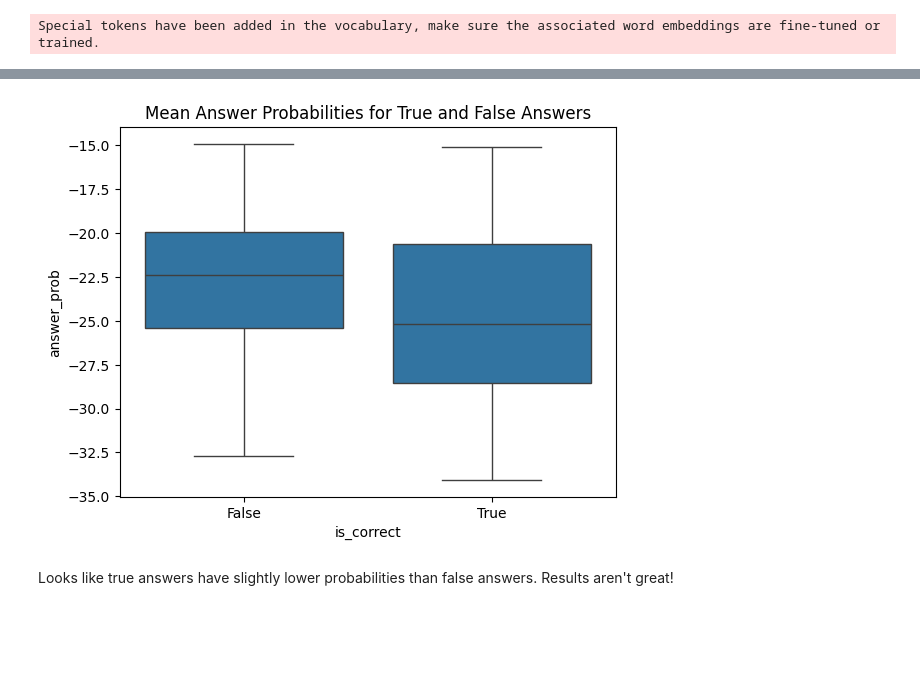
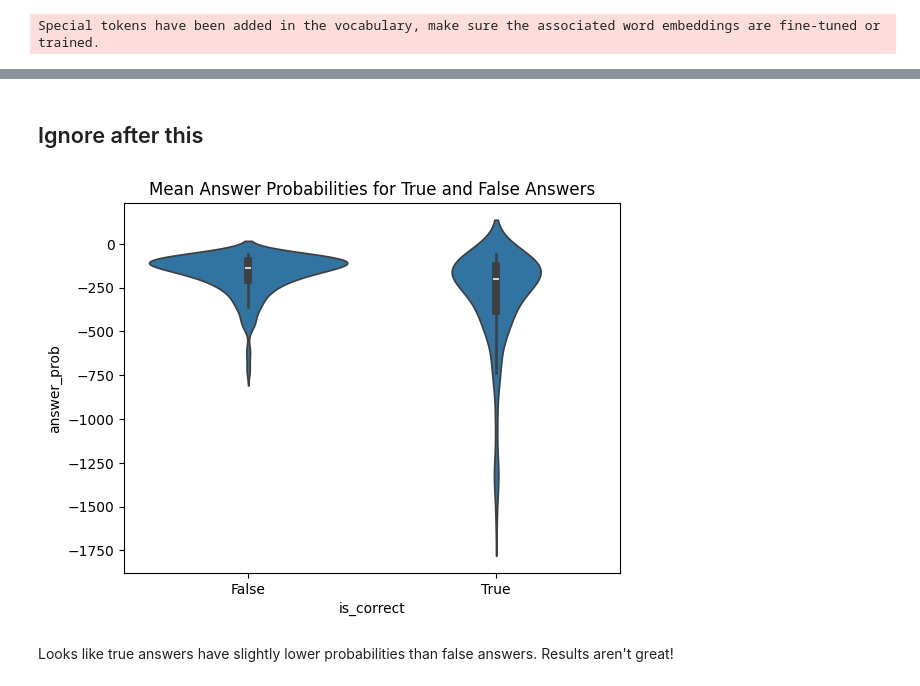
Before and after one commit to learlab/textbook-question-generation, a Jupyter notebook: src/answer_probabilities.ipynb, the cells around one changed output, grey strips where cells are left out. Drawn from its saved outputs; the diff is of its cells as text; code cells hidden in the pictures; blank space fills up the shorter version.

```diff
--- a/src/answer_probabilities.ipynb
+++ b/src/answer_probabilities.ipynb
@@ -18,3 +77,5 @@ Special tokens have been added in the vocabulary, make sure the associated word
+# %% [markdown]
+## Ignore after this
 # %%
 def compose_input(context, question):
     input_text = f"""
@@ -59,7 +120,7 @@ def find_perplexity(context, question, answer):
     df = pd.DataFrame({'tokens':tokens, 'log_token_probs':log_token_probs})
 
     # Get the probability of the answer
-    mean_prob = df.iloc[df[df['tokens']=='<|eot_id|>'].index[0]+1:].log_token_probs.mean()
+    mean_prob = df.iloc[df[df['tokens']=='<|eot_id|>'].index[0]+1:].log_token_probs.sum()
     return mean_prob
 # %%
 from tqdm import tqdm
@@ -72,10 +133,10 @@ multirc_dev_sample['answer_prob'] = multirc_dev_sample.progress_apply(lambda row
 # %%
 import seaborn as sns
 import matplotlib.pyplot as plt
-sns.boxplot(multirc_dev_sample, x='is_correct', y='answer_prob')
+sns.violinplot(multirc_dev_sample, x='is_correct', y='answer_prob')
 plt.title('Mean Answer Probabilities for True and False Answers')
 plt.show()
 # %% [output]
-[figure, old version]
+[figure, new version]
 # %% [markdown]
 Looks like true answers have slightly lower probabilities than false answers. Results aren't great!
```
Also changed, not shown: parts of 3 cells of this notebook.
